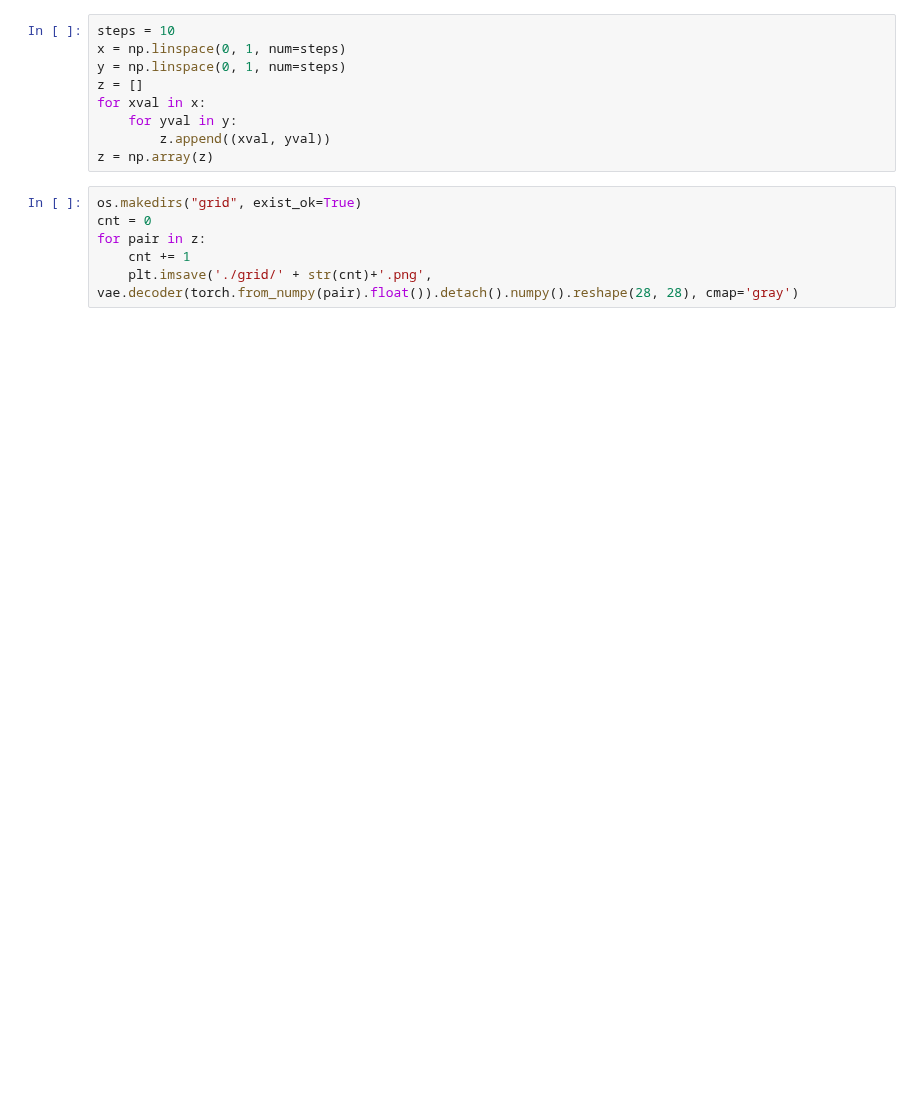
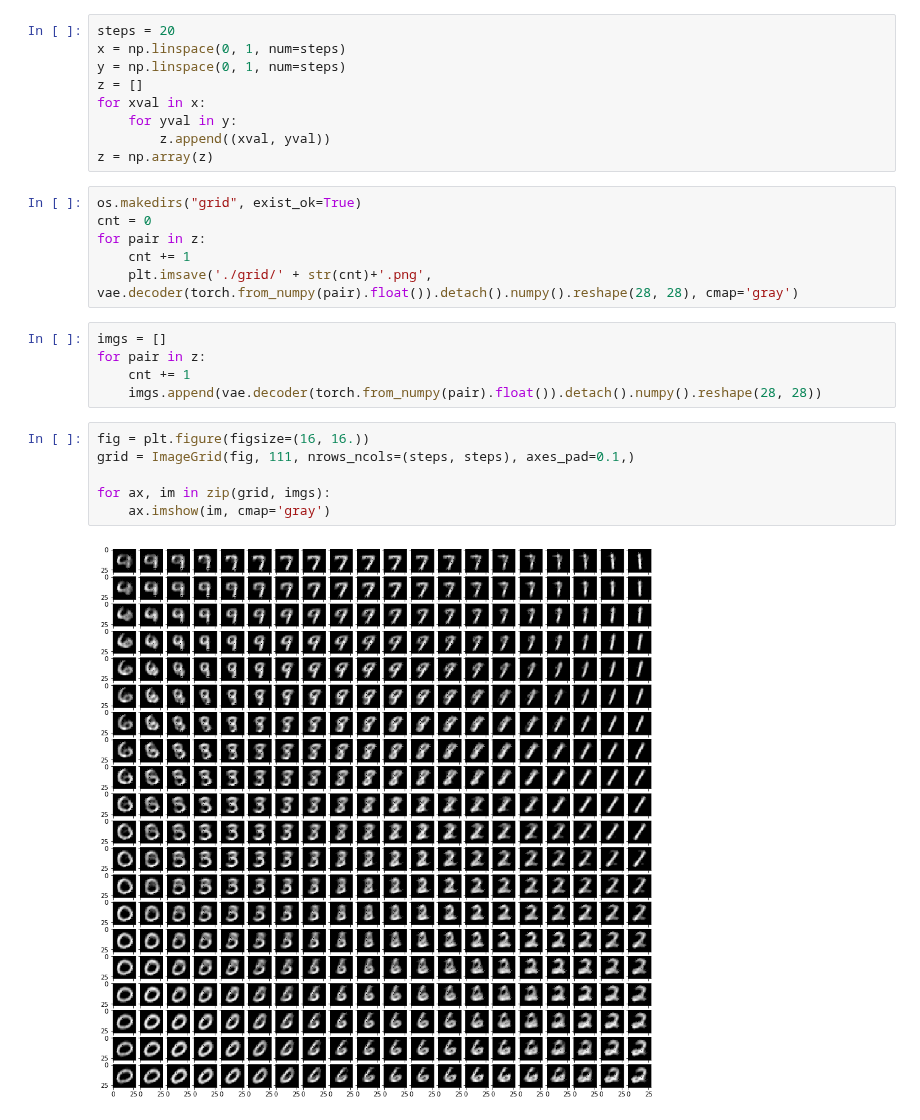
Before and after one commit to zetongqi/machine-learning-demos, a Jupyter notebook: variational_autoencoder.ipynb, the cells around one changed output. Drawn from its saved outputs; the diff is of its cells as text; blank space fills up the shorter version.

```diff
--- a/variational_autoencoder.ipynb
+++ b/variational_autoencoder.ipynb
@@ -131,7 +135,7 @@ for i in range(1000):
     z = dist.sample()
     plt.imsave('./generated/' + str(i)+'.png', vae.decoder(z).detach().numpy().reshape(28, 28), cmap='gray')
 # %%
-steps = 10
+steps = 20
 x = np.linspace(0, 1, num=steps)
 y = np.linspace(0, 1, num=steps)
 z = []
@@ -145,3 +149,16 @@ cnt = 0
 for pair in z:
     cnt += 1
     plt.imsave('./grid/' + str(cnt)+'.png', vae.decoder(torch.from_numpy(pair).float()).detach().numpy().reshape(28, 28), cmap='gray')
+# %%
+imgs = []
+for pair in z:
+    cnt += 1
+    imgs.append(vae.decoder(torch.from_numpy(pair).float()).detach().numpy().reshape(28, 28))
+# %%
+fig = plt.figure(figsize=(16, 16.))
+grid = ImageGrid(fig, 111, nrows_ncols=(steps, steps), axes_pad=0.1,)
+
+for ax, im in zip(grid, imgs):
+    ax.imshow(im, cmap='gray')
+# %% [output]
+[figure, added]
```
Also changed, not shown: parts of 3 cells of this notebook.
